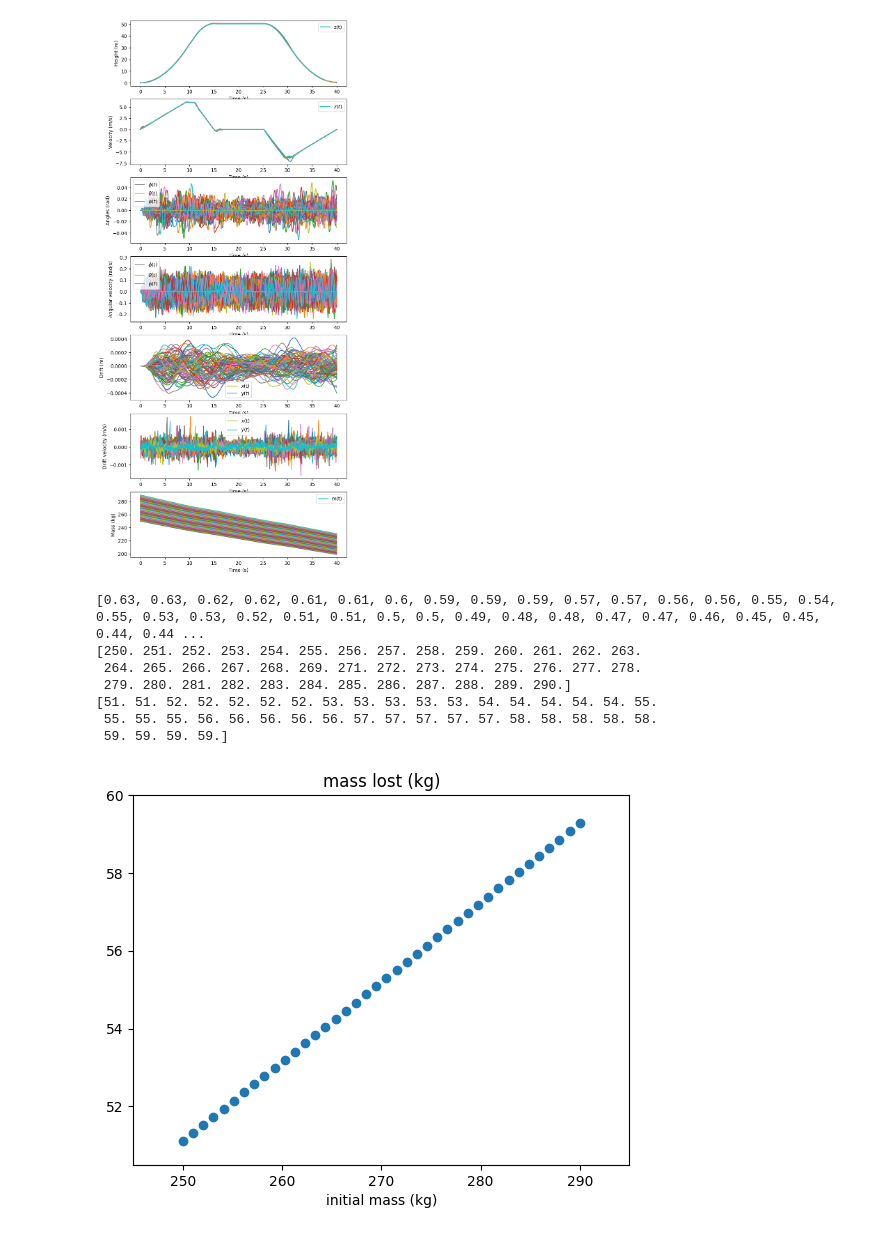
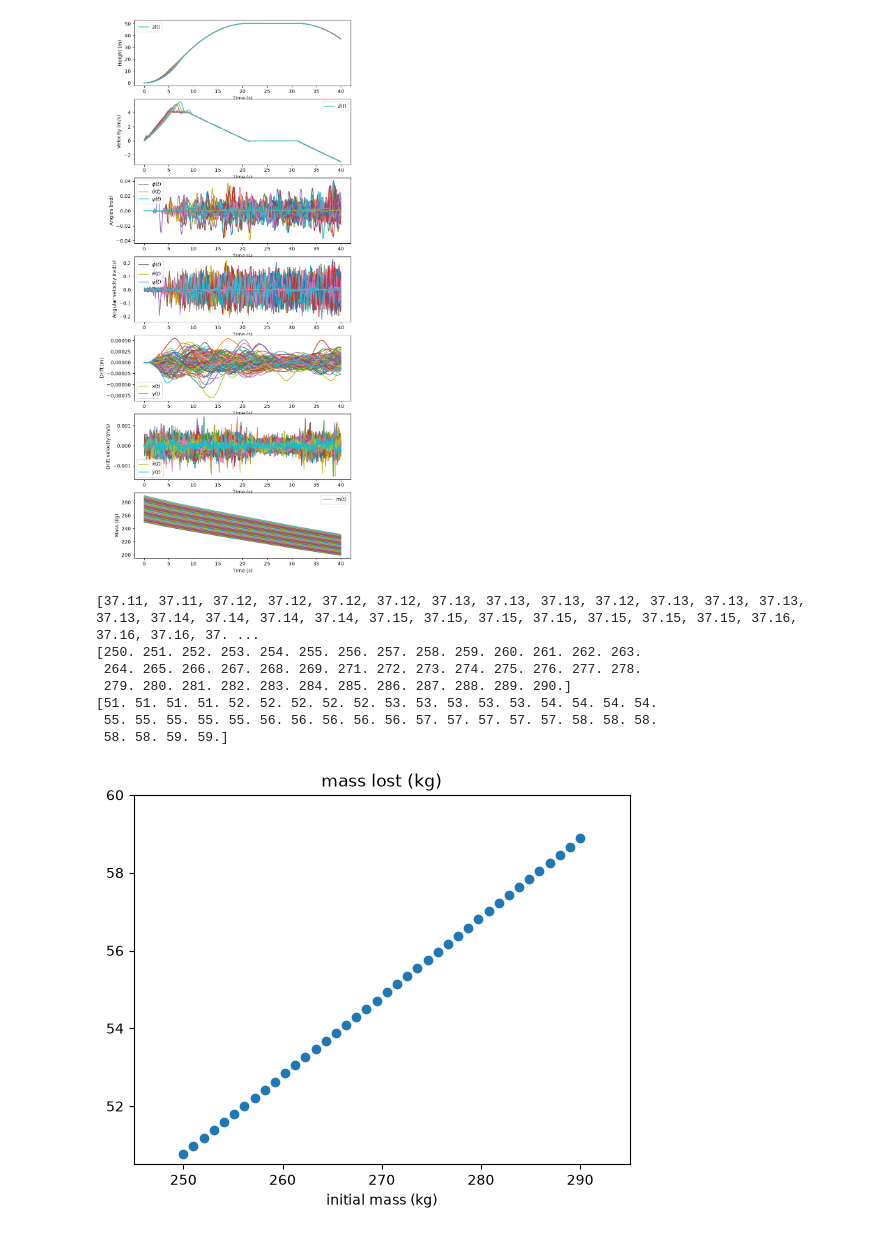
Before and after one commit to Gaucho-Rocket-Project/Halo_Avionics-Control_Simulations, a Jupyter notebook: RocketSimTest1.ipynb, the cells around one changed output. Saved outputs shown, nothing was run; the diff lists cells and outputs as text; code cells hidden in the pictures.

```diff
--- a/RocketSimTest1.ipynb
+++ b/RocketSimTest1.ipynb
@@ -49,11 +49,12 @@ sim_params = {
     "wind_seed" : None,
     "position_variance" : 1e-10,
     "velocity_variance" : 1e-5,
+    "Q_kalman": np.diag([1e-10, 1e-10, 1e-5, 1e-5, 1e-10, 1e-7]),
 }
 # %%
-sim = RocketSim(sim_params)
-controls = Controls(control_params, sim_params)
-runner = Runner(sim, controls)
+sim = RocketSim(sim_params) # creates an instance of the RocketSim class
+controls = Controls(control_params, sim_params)  # creates an instance of the Controls class
+runner = Runner(controls, sim) # creates an instance of the Runner class
 # %%
 theta_failure = 0
 for theta0 in np.linspace(0, 1, 40):
@@ -85,29 +86,29 @@ print(psi_failure)
 # %%
 runner.clear_cache()
 delta_m = []
 mass_range = np.linspace(250, 290, 40)
-params["t_final"] = 40
-control.update({"V": 6, "Ti": 15, "Tf": 40, "Z": 0.654})
+sim_params["t_final"] = 40
+control_params.update({"V": 6, "Ti": 15, "Tf": 40, "Z": 0.654})
 for m in mass_range:
-    params["m0"] = m
-    controls.set_params(control, params)
+    sim_params["m0"] = m
+    #controls.set_params(control, params)
     runner.solve(State0=[0, 0, 0, 0, 0, 0, 0, 0, 0, 0, 0, 0, m])
     delta_m.append(m - runner.states_cache[-1][12][-1])
 runner.plot_cache()
 # %% [output]
-[figure, old version]
+[figure, new version]
 # %%
 print([float(round(runner.states_cache[i][2][-1], 2)) for i in range(len(runner.states_cache))])
 print(np.round(mass_range))
 print(np.round(delta_m))
 # %% [output]
-[0.63, 0.63, 0.62, 0.62, 0.61, 0.61, 0.6, 0.59, 0.59, 0.59, 0.57, 0.57, 0.56, 0.56, 0.55, 0.54, 0.55, 0.53, 0.53, 0.52, 0.51, 0.51, 0.5, 0.5, 0.49, 0.48, 0.48, 0.47, 0.47, 0.46, 0.45, 0.45, 0.44, 0.44 ...
+[37.11, 37.11, 37.12, 37.12, 37.12, 37.12, 37.13, 37.13, 37.13, 37.12, 37.13, 37.13, 37.13, 37.13, 37.14, 37.14, 37.14, 37.14, 37.15, 37.15, 37.15, 37.15, 37.15, 37.15, 37.15, 37.16, 37.16, 37.16, 37. ...
 [250. 251. 252. 253. 254. 255. 256. 257. 258. 259. 260. 261. 262. 263.
  264. 265. 266. 267. 268. 269. 271. 272. 273. 274. 275. 276. 277. 278.
  279. 280. 281. 282. 283. 284. 285. 286. 287. 288. 289. 290.]
-[51. 51. 52. 52. 52. 52. 52. 53. 53. 53. 53. 53. 54. 54. 54. 54. 54. 55.
- 55. 55. 55. 56. 56. 56. 56. 56. 57. 57. 57. 57. 57. 58. 58. 58. 58. 58.
- 59. 59. 59. 59.]
+[51. 51. 51. 51. 52. 52. 52. 52. 52. 53. 53. 53. 53. 53. 54. 54. 54. 54.
+ 55. 55. 55. 55. 55. 56. 56. 56. 56. 56. 57. 57. 57. 57. 57. 58. 58. 58.
+ 58. 58. 59. 59.]
 # %%
 plt.scatter(mass_range, delta_m)
 plt.ylim((50.5,60))
@@ -117,4 +118,4 @@ plt.xlabel('initial mass (kg)')
 #plt.plot(np.linspace(240,290,30), (np.linspace(240,290,30)-240)/5+49)
 plt.show()
 # %% [output]
-[figure, old version]
+[figure, new version]
```
Also changed, not shown: parts of 3 cells of this notebook, 7 other files.
